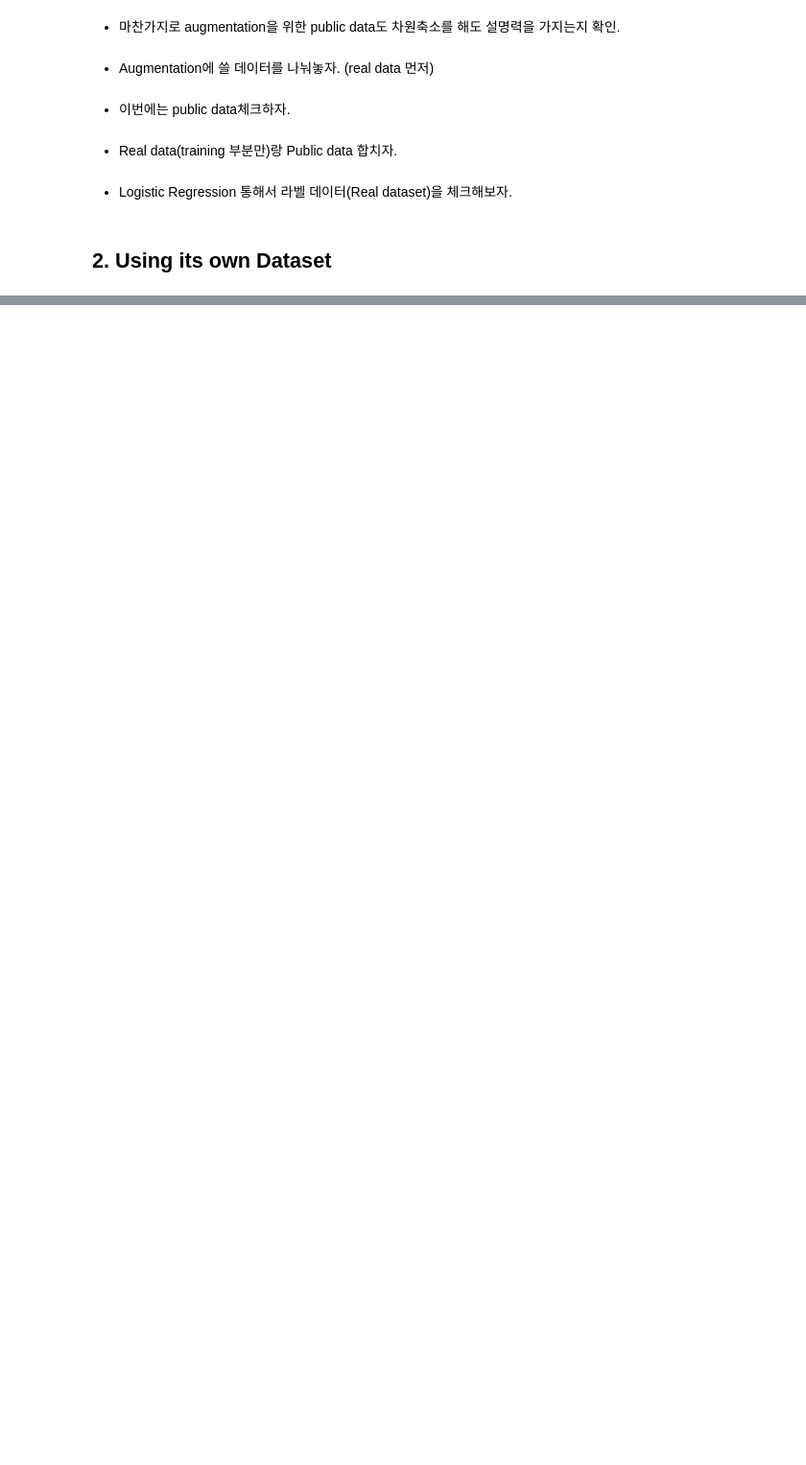
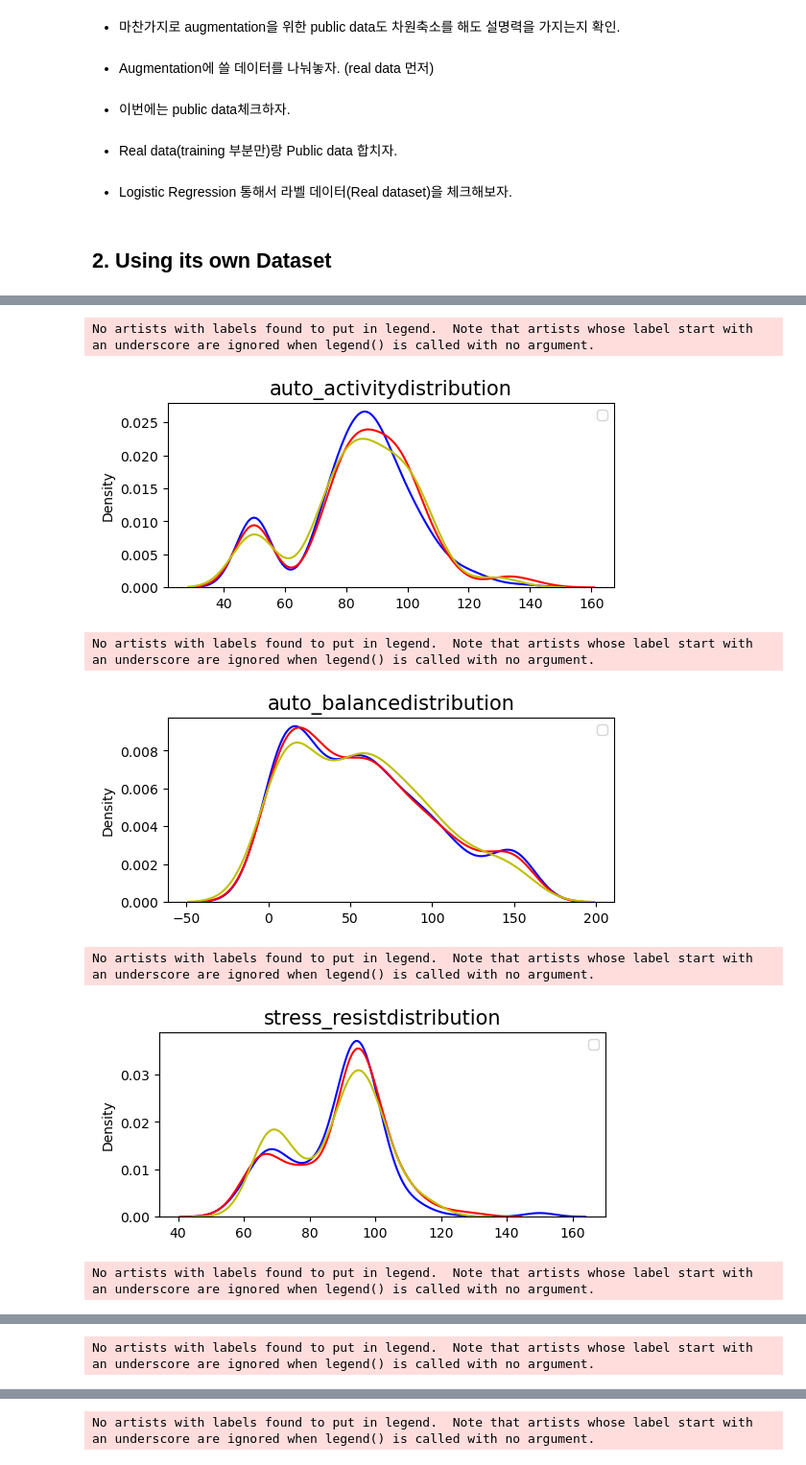
Before and after one commit to andrewyoo214/MachineLearning_python, a Jupyter notebook: DataAugmentation/HRV_currentMood.ipynb, the cells around one changed output, grey strips where cells are left out. Shown at 96% size. Saved outputs shown, nothing was run; the diff lists cells and outputs as text; code cells hidden in the pictures; blank space fills up the shorter version.

```diff
--- a/DataAugmentation/HRV_currentMood.ipynb
+++ b/DataAugmentation/HRV_currentMood.ipynb
@@ -893,0 +1057,7 @@ y1
+# %%
+data_vis = data_mdd_all.copy()
+data_vis = data_vis.drop(['main_dx'], axis=1)
+# %%
+data_vis = data_vis.fillna(data_vis.mean())
+# %%
+features = [col for col in list(data_vis.columns)]
@@ -893,0 +1084,38 @@ y1
+# %%
+def kdeplot_features(data, feature, title):
+
+    df0 = data[data['main_dx']=="MDDs"]
+    df1 = data[data['main_dx']=="MDDr"]
+    df2 = data[data['main_dx']=="PDD"]
+
+    df0 = df0.drop(['main_dx'], axis=1)
+    df1 = df1.drop(['main_dx'], axis=1)
+    df2 = df2.drop(['main_dx'], axis=1)
+
+    df0_values = df0[feature].to_numpy()
+    df1_values = df1[feature].to_numpy()
+    df2_values = df2[feature].to_numpy()
+
+    plt.figure(figsize = (6, 2.5))
+
+    sns.kdeplot(df0_values, color = 'b')
+    sns.kdeplot(df1_values, color = 'r')
+    sns.kdeplot(df2_values, color = 'y')
+
+    plt.title(title, fontsize=15)
+    plt.legend()
+    plt.show();
+
+    # del values_train , values_test
+    # gc.collect()
+# %%
+for var in features:
+    kdeplot_features(data_mdd_multi, feature=var, title = var + "distribution")
+# %% [output]
+No artists with labels found to put in legend.  Note that artists whose label start with an underscore are ignored when legend() is called with no argument.
+[figure, added]
+No artists with labels found to put in legend.  Note that artists whose label start with an underscore are ignored when legend() is called with no argument.
+[figure, added]
+No artists with labels found to put in legend.  Note that artists whose label start with an underscore are ignored when legend() is called with no argument.
+[figure, added]
+No artists with labels found to put in legend.  Note that artists whose label start with an underscore are ignored when legend() is called with no argument.
@@ -893,0 +1123 @@ y1
+No artists with labels found to put in legend.  Note that artists whose label start with an underscore are ignored when legend() is called with no argument.
@@ -893,0 +1125 @@ y1
+No artists with labels found to put in legend.  Note that artists whose label start with an underscore are ignored when legend() is called with no argument.
```
Also changed, not shown: parts of 32 cells of this notebook, 17 other files.
